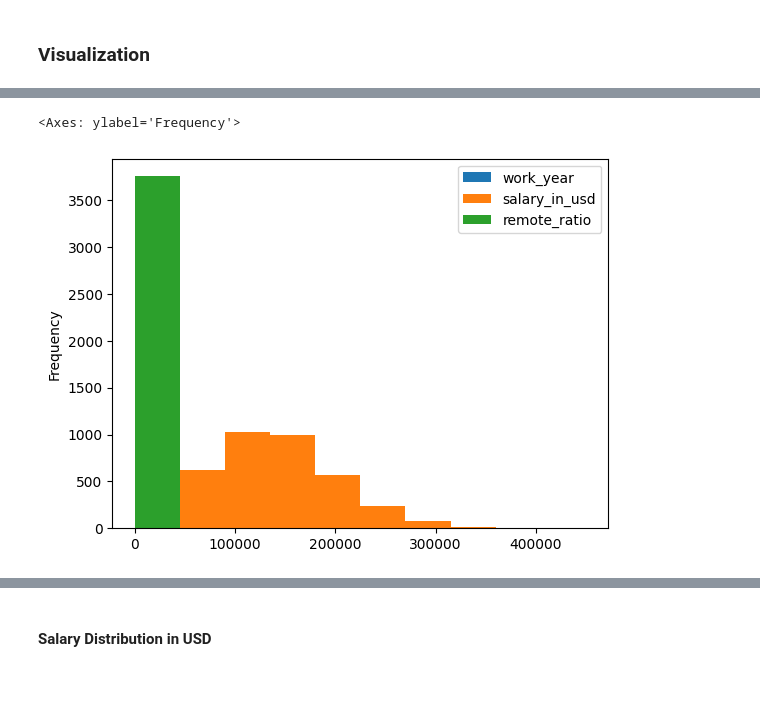
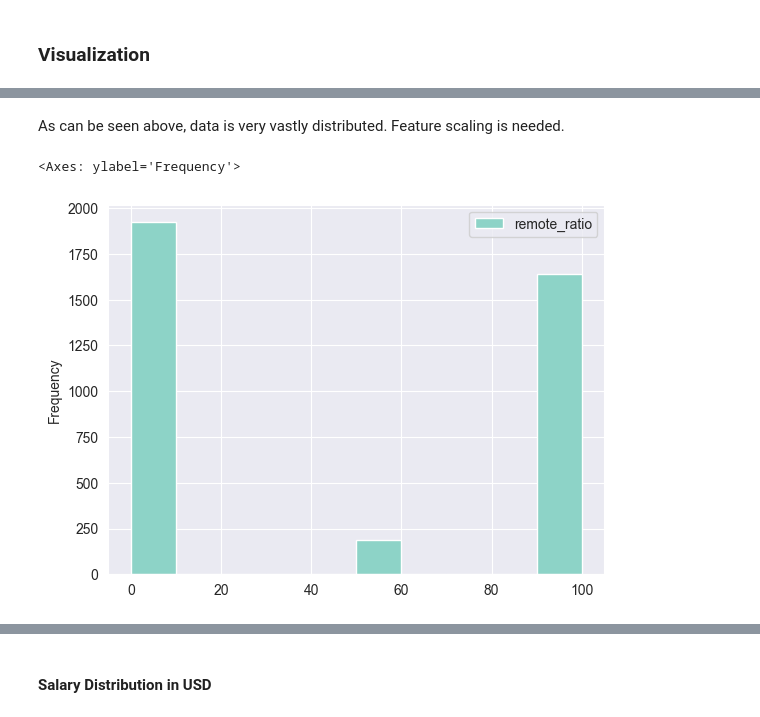
Before and after one commit to yousefmrashad/checkdata, a Jupyter notebook: checkdata.ipynb, the cells around one changed output, grey strips where cells are left out. Saved outputs shown, nothing was run; the diff lists cells and outputs as text; code cells hidden in the pictures; blank space fills up the shorter version.

```diff
--- a/checkdata.ipynb
+++ b/checkdata.ipynb
@@ -185,5 +183,7 @@ df.plot()
+# %% [markdown]
+As can be seen above, data is very vastly distributed. Feature scaling is needed.
 # %%
-df.plot.hist()
+df.plot.hist(y = 'remote_ratio')
 # %% [output]
 <Axes: ylabel='Frequency'>
-[figure, old version]
+[figure, new version]
```
Also changed, not shown: parts of 40 cells of this notebook.
